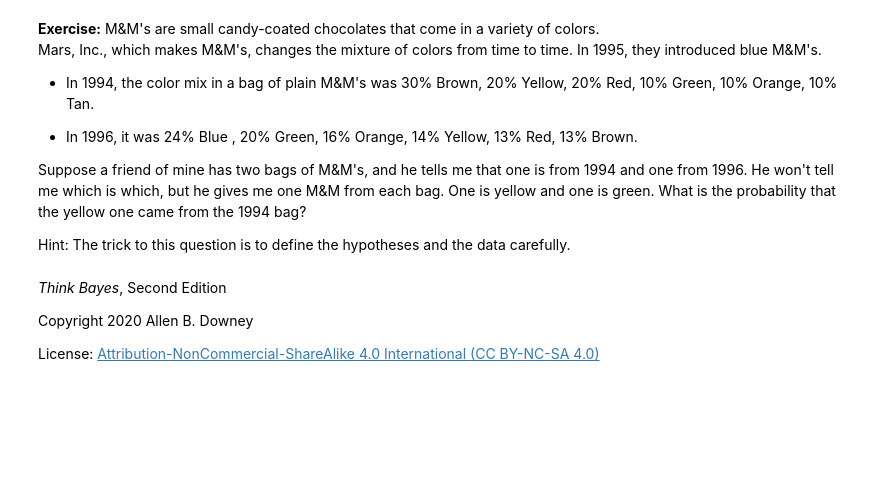
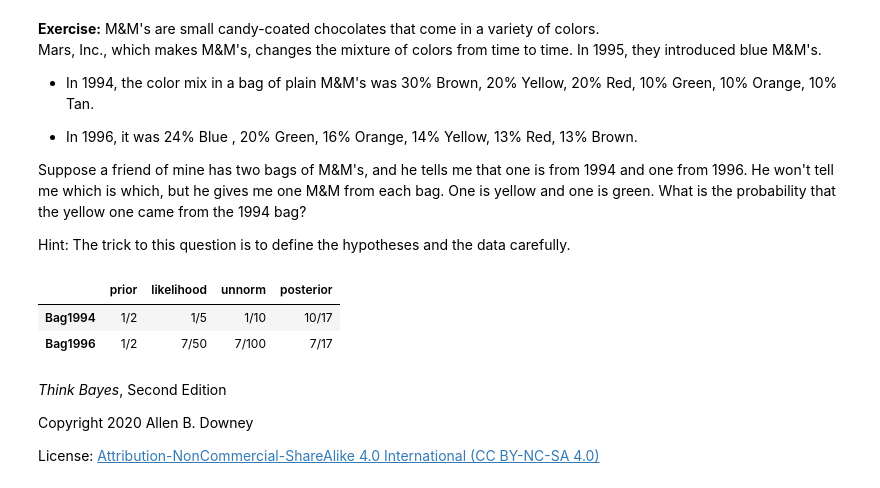
Before and after one commit to gitElder/notebooks, a Jupyter notebook: notebooks/chap02.ipynb, the cells around one changed output. Drawn from its saved outputs; the diff is of its cells as text; code cells hidden in the pictures; blank space fills up the shorter version.

```diff
--- a/notebooks/chap02.ipynb
+++ b/notebooks/chap02.ipynb
@@ -368,3 +445,13 @@ Hint: The trick to this question is to define the hypotheses and the data carefu
+# %%
+table8 = pd.DataFrame(index=['Bag1994', 'Bag1996'])
+table8['prior'] = Fraction(1, 2)
+table8['likelihood'] = Fraction(1, 5), Fraction(14,100)
+update(table8)
+table8
+# %% [output]
+|  | prior | likelihood | unnorm | posterior |
+| Bag1994 | 1/2 | 1/5 | 1/10 | 10/17 |
+| Bag1996 | 1/2 | 7/50 | 7/100 | 7/17 |
 # %% [markdown]
 *Think Bayes*, Second Edition
 
```
Also changed, not shown: parts of 19 cells of this notebook.
